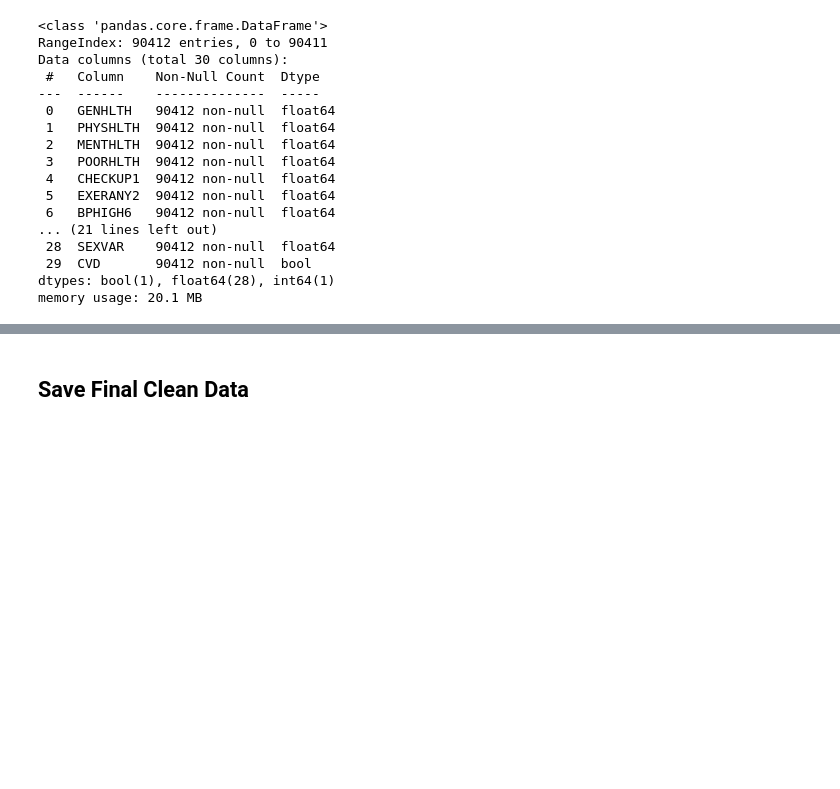
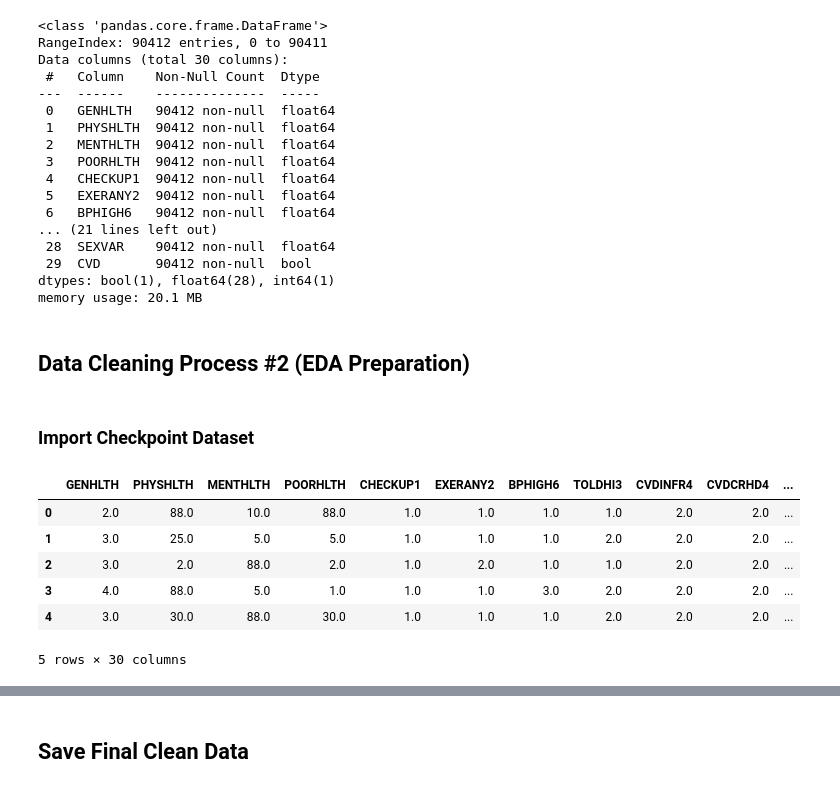
Before and after one commit to bagusrakaop/HealAssist, a Jupyter notebook: ml-workspace/cvd.ipynb, the cells around one changed output, grey strips where cells are left out. Drawn from its saved outputs; the diff is of its cells as text; code cells hidden in the pictures; blank space fills up the shorter version.

```diff
--- a/ml-workspace/cvd.ipynb
+++ b/ml-workspace/cvd.ipynb
@@ -642,3 +642,20 @@ Data columns (total 30 columns):
  29  CVD       90412 non-null  bool
 dtypes: bool(1), float64(28), int64(1)
 memory usage: 20.1 MB
+# %% [markdown]
+## Data Cleaning Process #2 (EDA Preparation)
+# %% [markdown]
+### Import Checkpoint Dataset
+# %%
+import pandas as pd
+
+df_clean = pd.read_csv("./dataset/dataset_cp.csv")
+df_clean.head()
+# %% [output]
+|  | GENHLTH | PHYSHLTH | MENTHLTH | POORHLTH | CHECKUP1 | EXERANY2 | BPHIGH6 | TOLDHI3 | CVDINFR4 | CVDCRHD4 | ... |
+| 0 | 2.0 | 88.0 | 10.0 | 88.0 | 1.0 | 1.0 | 1.0 | 1.0 | 2.0 | 2.0 | ... |
+| 1 | 3.0 | 25.0 | 5.0 | 5.0 | 1.0 | 1.0 | 1.0 | 2.0 | 2.0 | 2.0 | ... |
+| 2 | 3.0 | 2.0 | 88.0 | 2.0 | 1.0 | 2.0 | 1.0 | 1.0 | 2.0 | 2.0 | ... |
+| 3 | 4.0 | 88.0 | 5.0 | 1.0 | 1.0 | 1.0 | 3.0 | 2.0 | 2.0 | 2.0 | ... |
+| 4 | 3.0 | 30.0 | 88.0 | 30.0 | 1.0 | 1.0 | 1.0 | 2.0 | 2.0 | 2.0 | ... |
+5 rows × 30 columns
```
Also changed, not shown: parts of 16 cells of this notebook, 1 other file.
